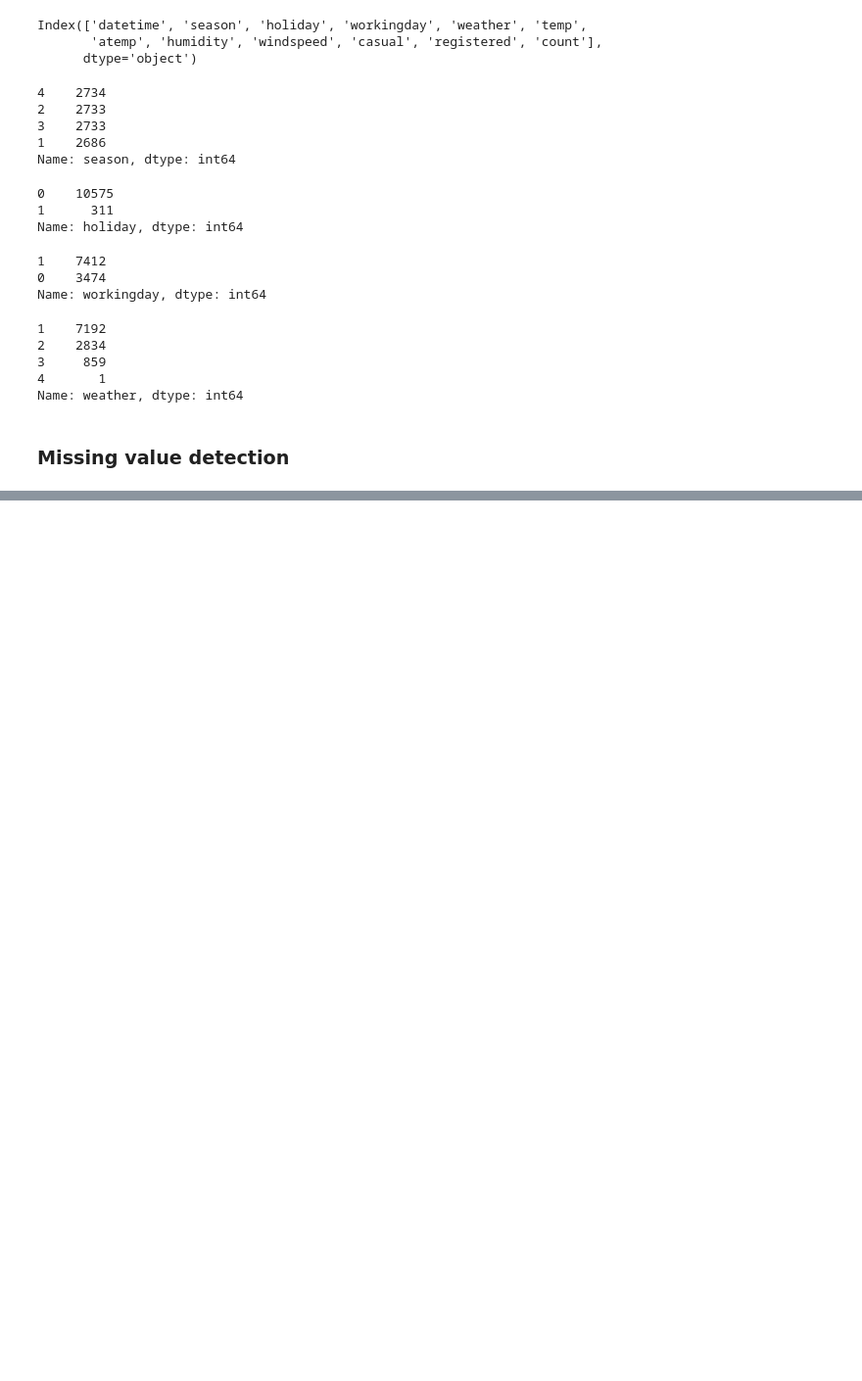
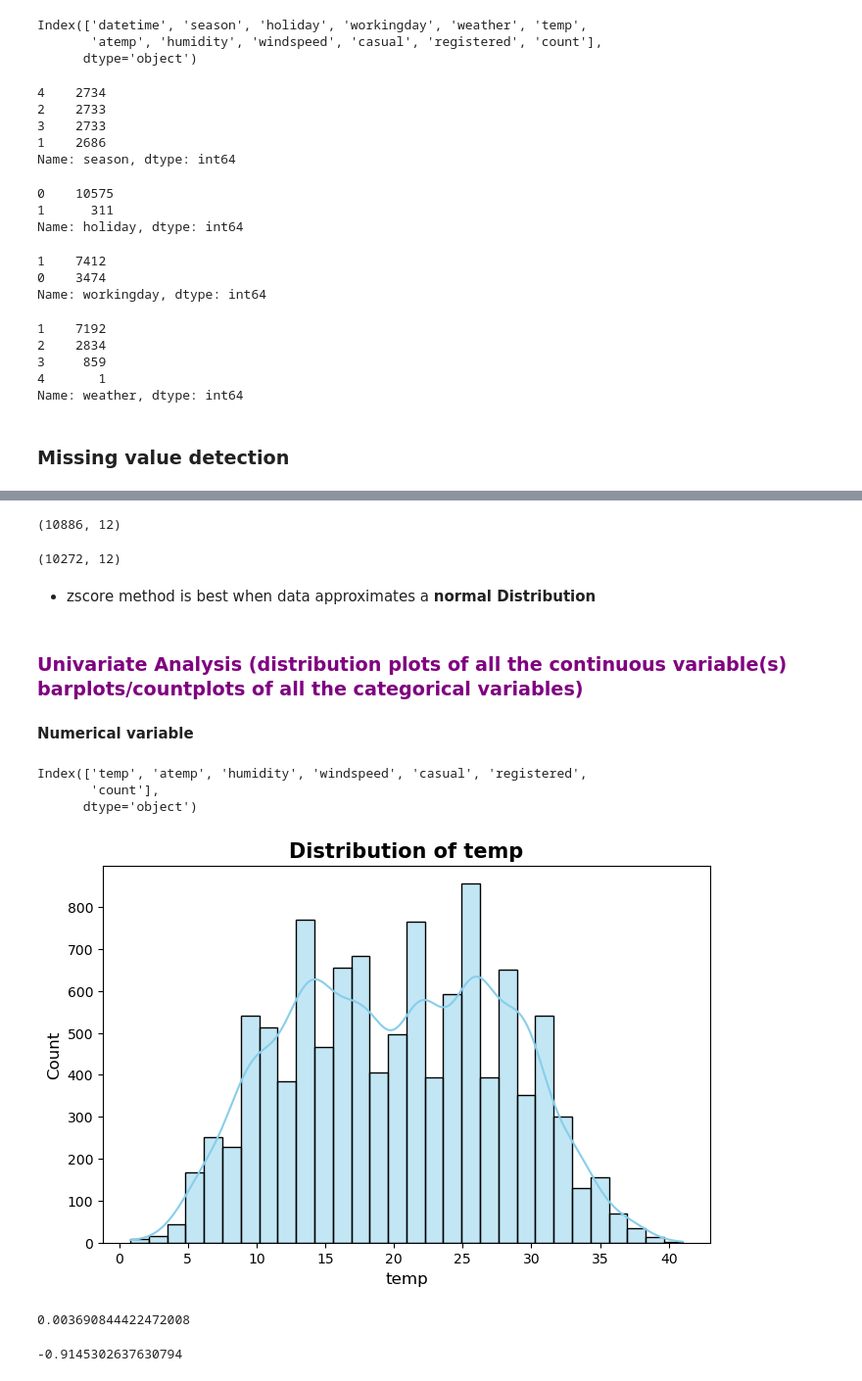
Before and after one commit to hemalatham236/Yulu-Data-set--Hypothesis-Testing, a Jupyter notebook: Yulu_Bike_sharing_Hypothesis_Testing.ipynb, the cells around one changed output, grey strips where cells are left out. Shown at 98% size. Drawn from its saved outputs; the diff is of its cells as text; code cells hidden in the pictures; blank space fills up the shorter version.

```diff
--- a/Yulu_Bike_sharing_Hypothesis_Testing.ipynb
+++ b/Yulu_Bike_sharing_Hypothesis_Testing.ipynb
@@ -177,0 +274,37 @@ Name: weather, dtype: int64
+# %%
+df.shape
+# %% [output]
+(10886, 12)
+# %%
+df_zscore.shape
+# %% [output]
+(10272, 12)
+# %% [markdown]
+- zscore method is best when data approximates a **normal Distribution**
+# %% [markdown]
+### <font color='purple'>Univariate Analysis (distribution plots of all the continuous variable(s) barplots/countplots of all the categorical variables)</font>
+# %% [markdown]
+**Numerical variable**
+# %%
+df_num.columns
+# %% [output]
+Index(['temp', 'atemp', 'humidity', 'windspeed', 'casual', 'registered',
+       'count'],
+      dtype='object')
+# %%
+plt.figure(figsize = (8, 5))
+sns.histplot(df['temp'],  kde=True, bins=30, color='skyblue', edgecolor='black')
+plt.title(f'Distribution of temp', fontsize=15, weight='bold')
+plt.xlabel('temp', fontsize=12)
+plt.ylabel('Count', fontsize=12)
+plt.show()
+# %% [output]
+[figure, added]
+# %%
+df["temp"].skew()
+# %% [output]
+0.003690844422472008
+# %%
+df["temp"].kurt()
+# %% [output]
+-0.9145302637630794
```
Also changed, not shown: parts of 96 cells of this notebook.
